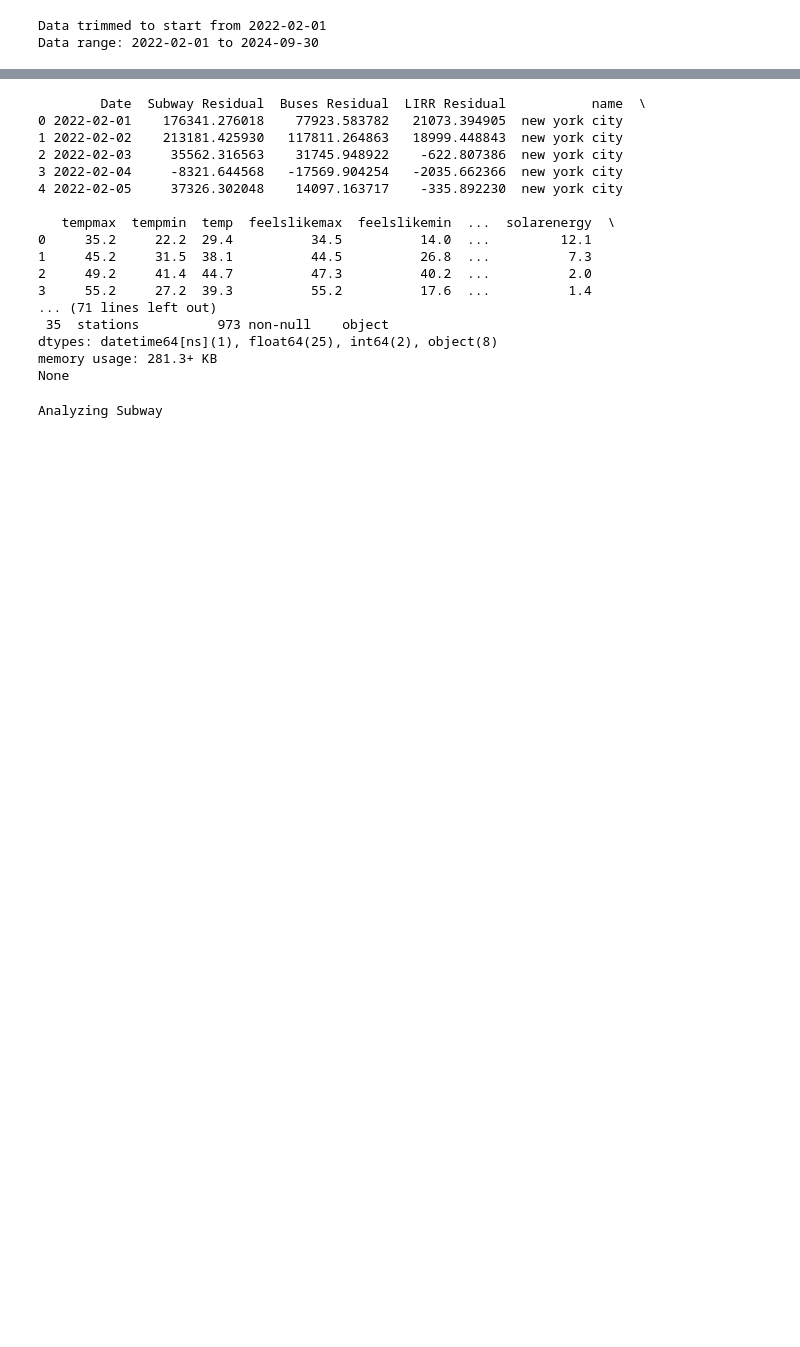
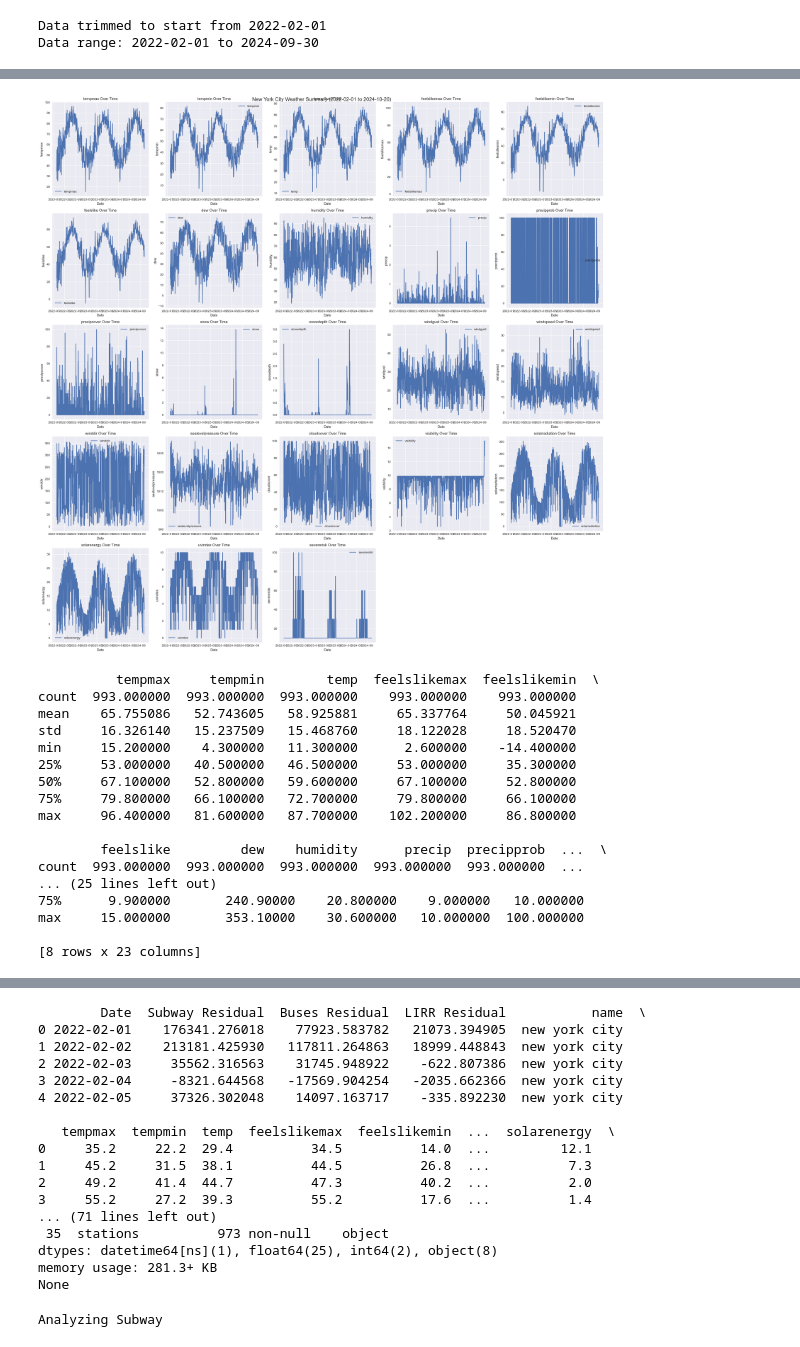
Before and after one commit to perryascott/MTA-Weather-Based-Prediction, a Jupyter notebook: notebooks/correlate_weather.ipynb, the cells around one changed output, grey strips where cells are left out. Drawn from its saved outputs; the diff is of its cells as text; code cells hidden in the pictures; blank space fills up the shorter version.

```diff
--- a/notebooks/correlate_weather.ipynb
+++ b/notebooks/correlate_weather.ipynb
@@ -88,0 +26,80 @@ max     87.700000    4.441000   31.900000   95.200000
+# %%
+import matplotlib.pyplot as plt
+import seaborn as sns
+
+# Read the weather data
+weather_file = os.path.join('..', 'assets', 'new york city 2022-02-01 to 2024-10-20.csv')
+weather_data = pd.read_csv(weather_file)
+
+# Convert 'datetime' column to datetime type
+weather_data['datetime'] = pd.to_datetime(weather_data['datetime'])
+
+# Set the style for the plots
+plt.style.use('seaborn')
+
+# List of all weather variables to analyze
+weather_vars = ['tempmax', 'tempmin', 'temp', 'feelslikemax', 'feelslikemin', 'feelslike',
+                'dew', 'humidity', 'precip', 'precipprob', 'precipcover', 'snow', 'snowdepth',
+                'windgust', 'windspeed', 'winddir', 'sealevelpressure', 'cloudcover',
+                'visibility', 'solarradiation', 'solarenergy', 'uvindex', 'severerisk']
+
+# Create a figure with subplots
+fig, axs = plt.subplots(5, 5, figsize=(25, 25))
+fig.suptitle('New York City Weather Summary (2022-02-01 to 2024-10-20)', fontsize=16)
+
+# Flatten the axs array for easier iteration
+axs_flat = axs.flatten()
+
+# Plot each weather variable
+for i, var in enumerate(weather_vars):
+    if i < len(axs_flat):
+        axs_flat[i].plot(weather_data['datetime'], weather_data[var], label=var)
+        axs_flat[i].set_title(f'{var} Over Time')
+        axs_flat[i].set_xlabel('Date')
+        axs_flat[i].set_ylabel(var)
+        axs_flat[i].legend()
+
+# Remove any unused subplots
+for i in range(len(weather_vars), len(axs_flat)):
+    fig.delaxes(axs_flat[i])
+
+# Adjust layout and display the plot
+plt.tight_layout()
+plt.show()
+
+# Print summary statistics for all weather variables
+print(weather_data[weather_vars].describe())
+
+# Calculate and print correlations between weather variables
+correlation_matrix = weather_data[weather_vars].corr()
+plt.figure(figsize=(20, 16))
+sns.heatmap(correlation_matrix, annot=True, cmap='coolwarm', linewidths=0.5)
+plt.title('Correlation Heatmap of Weather Variables')
+plt.tight_layout()
+plt.show()
+
+print("\nHighly correlated weather variables (correlation > 0.8 or < -0.8):")
+high_corr = (correlation_matrix.abs() > 0.8) & (correlation_matrix != 1.0)
+for i in range(len(correlation_matrix.columns)):
+    for j in range(i):
+        if high_corr.iloc[i, j]:
+            print(f"{correlation_matrix.index[i]} and {correlation_matrix.columns[j]}: {correlation_matrix.iloc[i, j]:.2f}")
+# %% [output]
+[figure, added]
+          tempmax     tempmin        temp  feelslikemax  feelslikemin  \
+count  993.000000  993.000000  993.000000    993.000000    993.000000
+mean    65.755086   52.743605   58.925881     65.337764     50.045921
+std     16.326140   15.237509   15.468760     18.122028     18.520470
+min     15.200000    4.300000   11.300000      2.600000    -14.400000
+25%     53.000000   40.500000   46.500000     53.000000     35.300000
+50%     67.100000   52.800000   59.600000     67.100000     52.800000
+75%     79.800000   66.100000   72.700000     79.800000     66.100000
+max     96.400000   81.600000   87.700000    102.200000     86.800000
+
+        feelslike         dew    humidity      precip  precipprob  ...  \
+count  993.000000  993.000000  993.000000  993.000000  993.000000  ...
+... (25 lines left out)
+75%      9.900000       240.90000    20.800000    9.000000   10.000000
+max     15.000000       353.10000    30.600000   10.000000  100.000000
+
+[8 rows x 23 columns]
```
Also changed, not shown: parts of 3 cells of this notebook, 2 other files.
